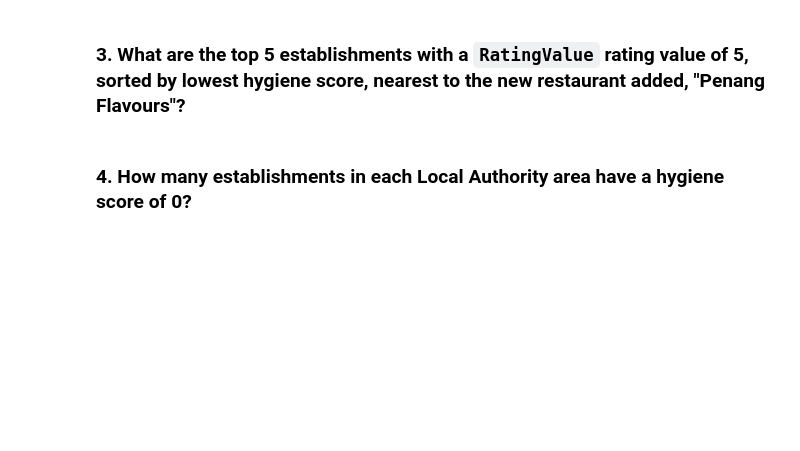
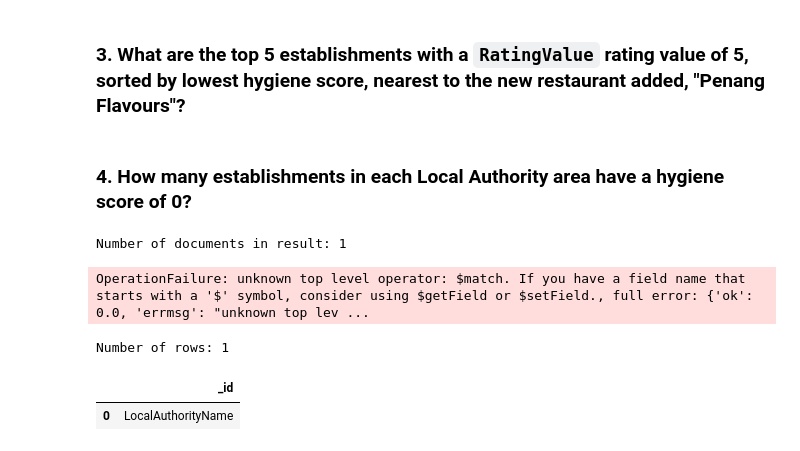
Before and after one commit to ginafender/nosql-challenge, a Jupyter notebook: Starter_Code/NoSQL_analysis_starter.ipynb, the cells around one changed output. Cells and saved outputs as stored; diff of their text form; code cells hidden in the pictures; blank space fills up the shorter version.

```diff
--- a/Starter_Code/NoSQL_analysis_starter.ipynb
+++ b/Starter_Code/NoSQL_analysis_starter.ipynb
@@ -148,13 +175,31 @@ sort =
 # 1. Matches establishments with a hygiene score of 0
 # 2. Groups the matches by Local Authority
 # 3. Sorts the matches from highest to lowest
+match_query = {'$match': {'scores.Hygiene': {'$eq': 0}}}
+group_query = {'$group': {'_id': 'LocalAuthorityName'}}
+sort_values = {'$sort': {'count': -1}}
+
+pipeline = [match_query, group_query, sort_values]
 
 # Print the number of documents in the result
+match_results = list(establishments.aggregate(pipeline))
+print(f"Number of documents in result: {len(match_results)}")
 
 # Print the first 10 results
+print(f"Number of docs in match_query: {db.establishments.count_documents(match_query)}")
+# %% [output]
+Number of documents in result: 1
+OperationFailure: unknown top level operator: $match. If you have a field name that starts with a '$' symbol, consider using $getField or $setField., full error: {'ok': 0.0, 'errmsg': "unknown top lev ...
 # %%
 # Convert the result to a Pandas DataFrame
+match_results_df = pd.DataFrame(match_results)
 
 # Display the number of rows in the DataFrame
+print(f"Number of rows: {len(match_results_df.index)}")
 
 # Display the first 10 rows of the DataFrame
+match_results_df.head(10)
+# %% [output]
+Number of rows: 1
+|  | _id |
+| 0 | LocalAuthorityName |
```
Also changed, not shown: parts of 3 cells of this notebook.
